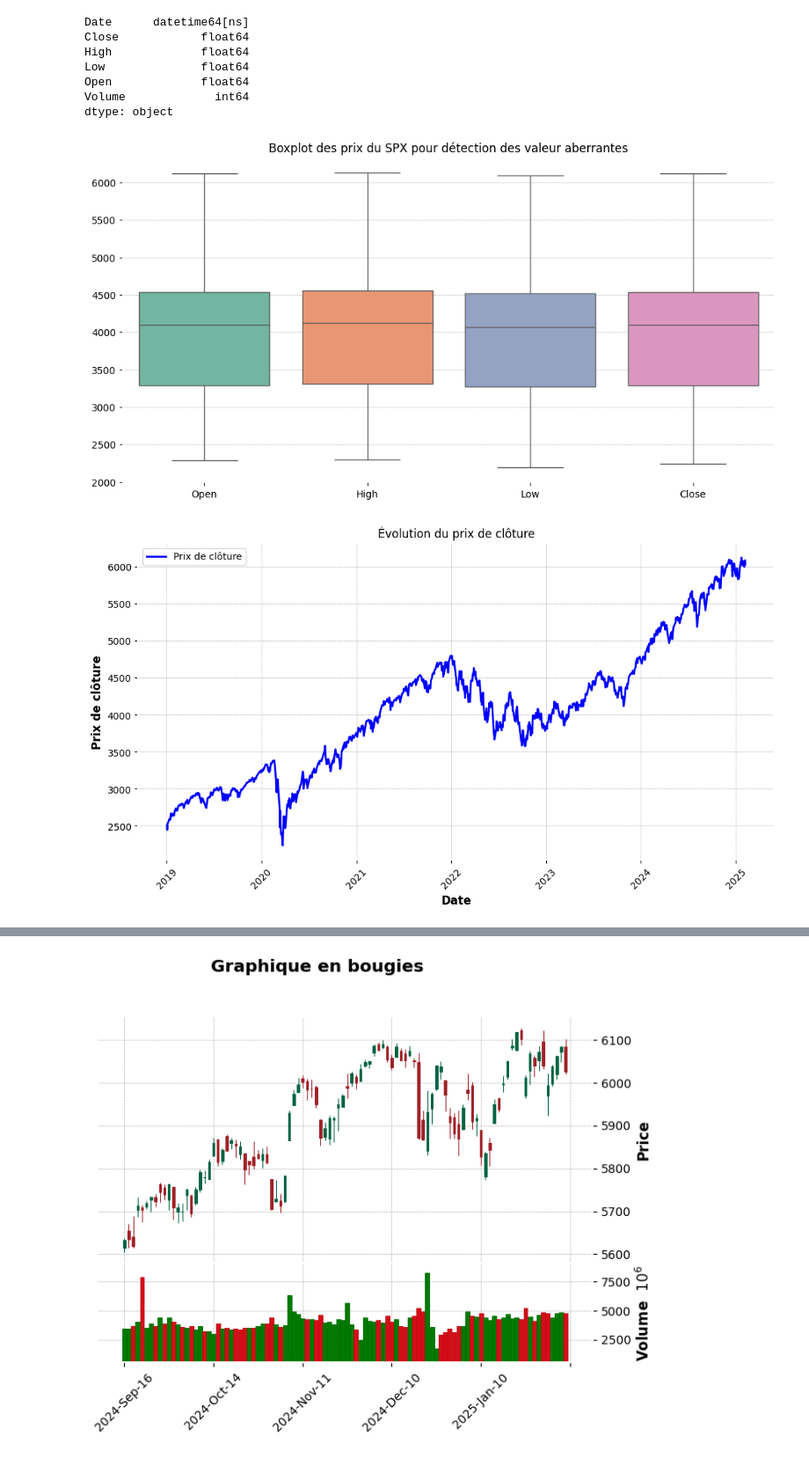
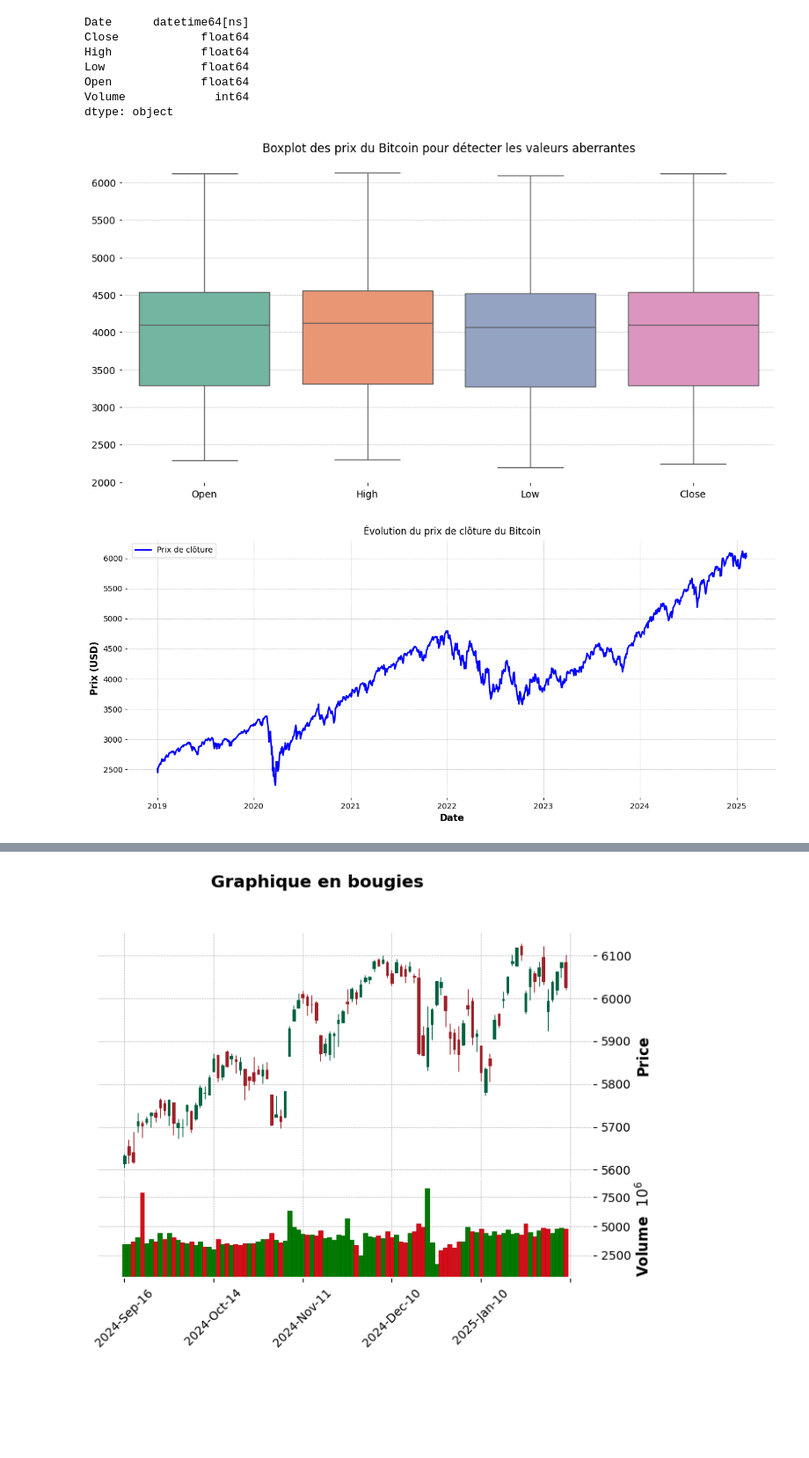
Before and after one commit to Fanaingamampiandra/Analyse-comparative-des-actifs-financiers, a Jupyter notebook: AED_SEP_500.ipynb, the cells around one changed output, grey strips where cells are left out. Shown at 88% size. Saved outputs shown, nothing was run; the diff lists cells and outputs as text; code cells hidden in the pictures; blank space fills up the shorter version.

```diff
--- a/AED_SEP_500.ipynb
+++ b/AED_SEP_500.ipynb
@@ -51,24 +53,22 @@ Open             float64
 Volume             int64
 dtype: object
 # %%
-import matplotlib.pyplot as plt
-import seaborn as sns
 
-plt.figure(figsize=(12,6))
-sns.boxplot(data=df[['Open','High','Low','Close']], palette="Set2")
-plt.title("Boxplot des prix du SPX pour détection des valeur aberrantes")
+plt.figure(figsize=(12, 6))
+sns.boxplot(data=df[['Open', 'High', 'Low', 'Close']], palette="Set2")
+plt.title("Boxplot des prix du Bitcoin pour détecter les valeurs aberrantes")
 plt.show()
 # %% [output]
-[figure, old version]
+[figure, new version]
 # %%
-plt.figure(figsize=(12, 6))
-plt.plot(df['Date'], df['Close'], label="Prix de clôture", color="blue")
+
+plt.figure(figsize=(15, 6))
+plt.plot(df["Date"], df["Close"], label="Prix de clôture", color="blue")
 plt.xlabel("Date")
-plt.ylabel("Prix de clôture")
-plt.title("Évolution du prix de clôture")
+plt.ylabel("Prix (USD)")
+plt.title("Évolution du prix de clôture du Bitcoin")
 plt.legend()
-plt.xticks(rotation=45)
 plt.show()
 # %% [output]
-[figure, old version]
+[figure, new version]
 # %%
```
Also changed, not shown: parts of 10 cells of this notebook, 5 other files.
